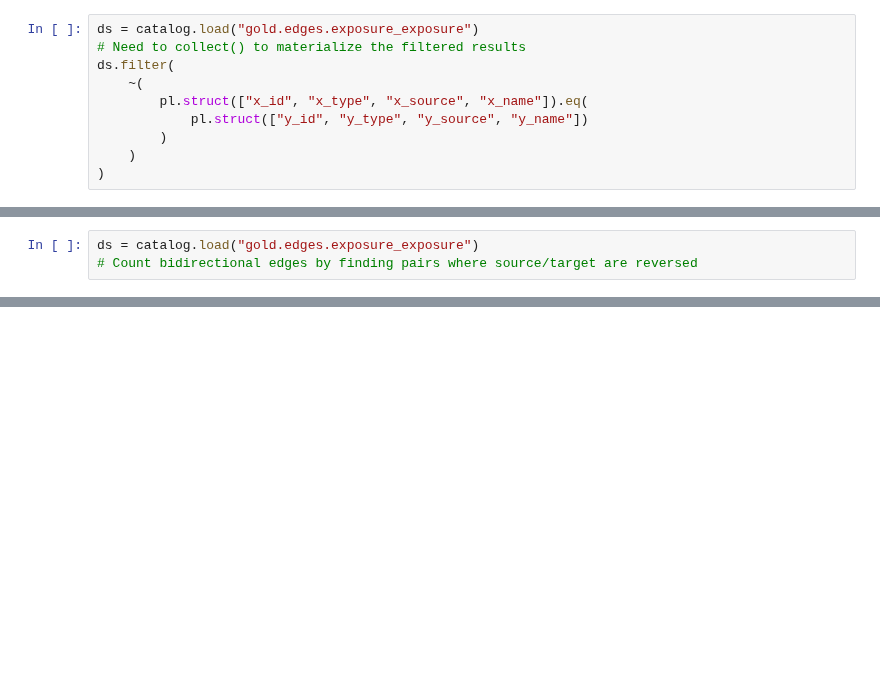
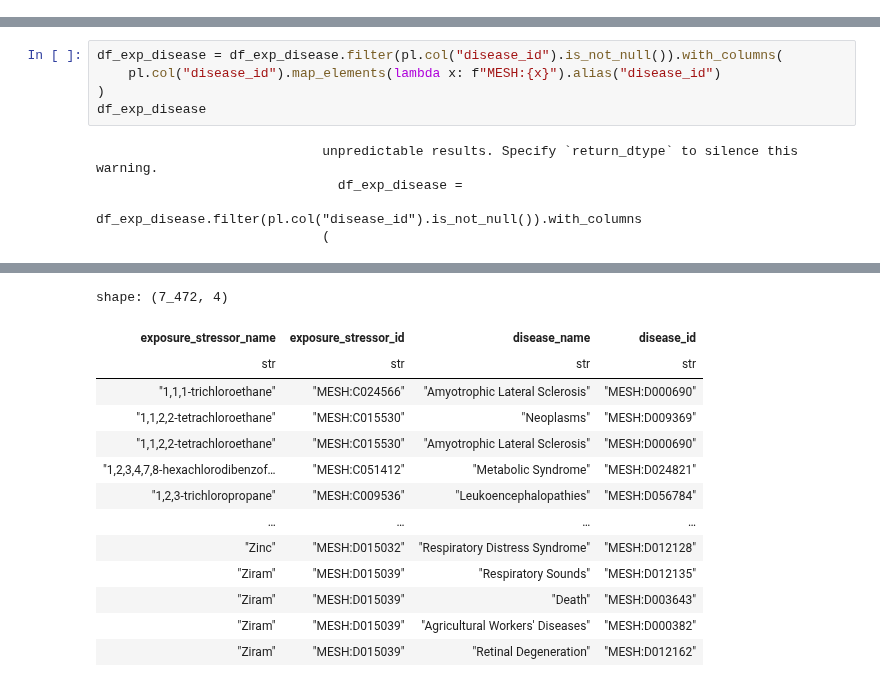
Before and after one commit to mims-harvard/OptimusKG, a Jupyter notebook: notebooks/opentargets.ipynb, the cells around one changed output, grey strips where cells are left out. Drawn from its saved outputs; the diff is of its cells as text; blank space fills up the shorter version.

```diff
--- a/notebooks/opentargets.ipynb
+++ b/notebooks/opentargets.ipynb
@@ -30,10 +3,0 @@ edges
-# %%
-ds = catalog.load("gold.edges.exposure_exposure")
-# Need to collect() to materialize the filtered results
-ds.filter(
-    ~(
-        pl.struct(["x_id", "x_type", "x_source", "x_name"]).eq(
-            pl.struct(["y_id", "y_type", "y_source", "y_name"])
-        )
-    )
-)
@@ -58,3 +3,0 @@ shape: (3_325, 11)
-# %%
-ds = catalog.load("gold.edges.exposure_exposure")
-# Count bidirectional edges by finding pairs where source/target are reversed
@@ -101,0 +58,10 @@ df
+# %%
+df_exp_disease = df_exp_disease.filter(pl.col("disease_id").is_not_null()).with_columns(
+    pl.col("disease_id").map_elements(lambda x: f"MESH:{x}").alias("disease_id")
+)
+df_exp_disease
+# %% [output]
+                             unpredictable results. Specify `return_dtype` to silence this warning.
+                               df_exp_disease =
+                             df_exp_disease.filter(pl.col("disease_id").is_not_null()).with_columns
+                             (
@@ -101,0 +69,14 @@ df
+shape: (7_472, 4)
+| exposure_stressor_name | exposure_stressor_id | disease_name | disease_id |
+| str | str | str | str |
+| "1,1,1-trichloroethane" | "MESH:C024566" | "Amyotrophic Lateral Sclerosis" | "MESH:D000690" |
+| "1,1,2,2-tetrachloroethane" | "MESH:C015530" | "Neoplasms" | "MESH:D009369" |
+| "1,1,2,2-tetrachloroethane" | "MESH:C015530" | "Amyotrophic Lateral Sclerosis" | "MESH:D000690" |
+| "1,2,3,4,7,8-hexachlorodibenzof… | "MESH:C051412" | "Metabolic Syndrome" | "MESH:D024821" |
+| "1,2,3-trichloropropane" | "MESH:C009536" | "Leukoencephalopathies" | "MESH:D056784" |
+| … | … | … | … |
+| "Zinc" | "MESH:D015032" | "Respiratory Distress Syndrome" | "MESH:D012128" |
+| "Ziram" | "MESH:D015039" | "Respiratory Sounds" | "MESH:D012135" |
+| "Ziram" | "MESH:D015039" | "Death" | "MESH:D003643" |
+| "Ziram" | "MESH:D015039" | "Agricultural Workers' Diseases" | "MESH:D000382" |
+| "Ziram" | "MESH:D015039" | "Retinal Degeneration" | "MESH:D012162" |
```
Also changed, not shown: parts of 12 cells of this notebook, 28 other files.
